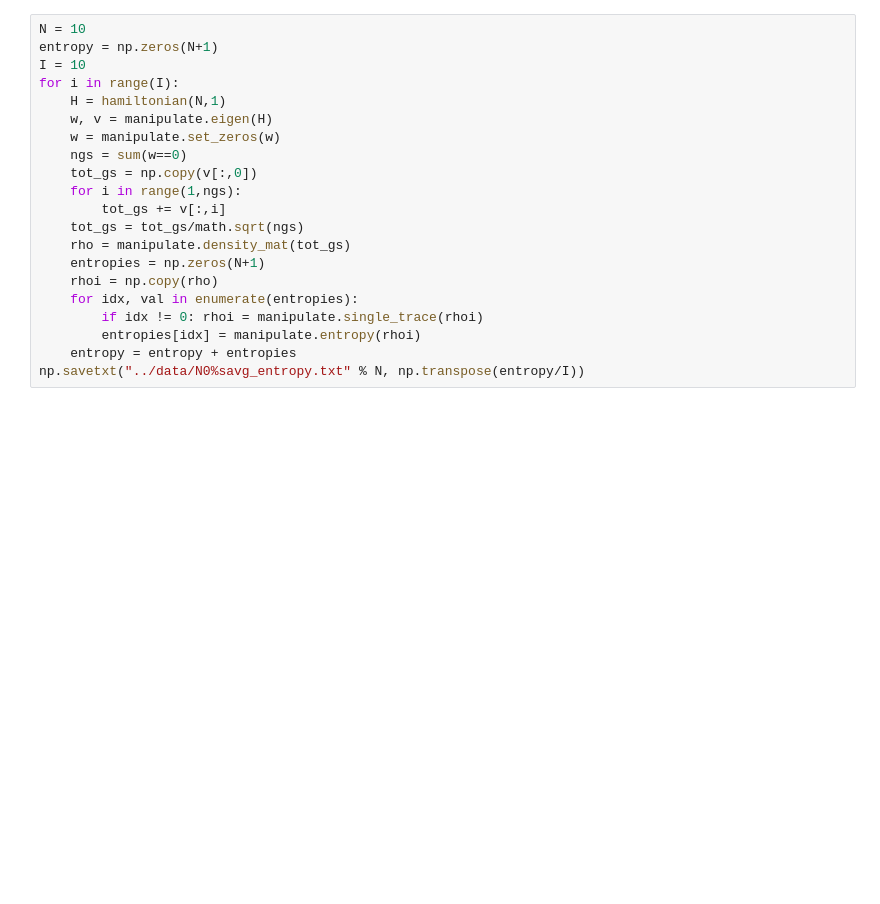
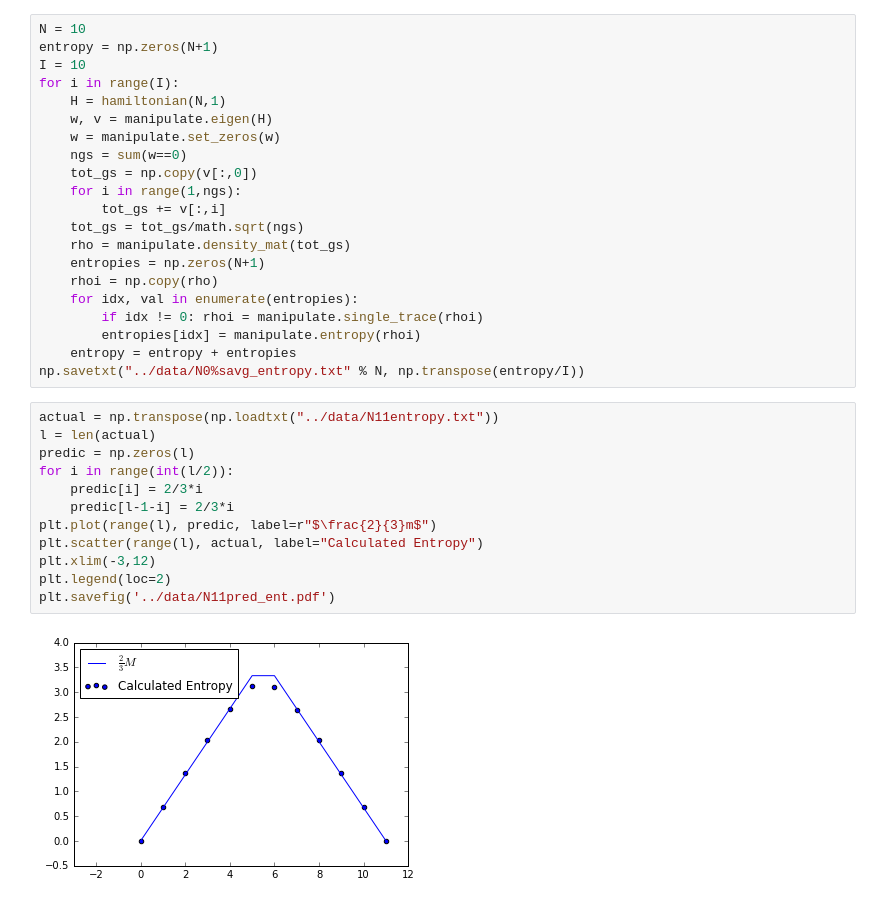
Before and after one commit to cnstahl/JP2, a Jupyter notebook: python/Ground State Entropy.ipynb, the cells around one changed output. Cells and saved outputs as stored; diff of their text form; blank space fills up the shorter version.

```diff
--- a/python/Ground State Entropy.ipynb
+++ b/python/Ground State Entropy.ipynb
@@ -127,3 +127,17 @@ for i in range(I):
         entropies[idx] = manipulate.entropy(rhoi)
     entropy = entropy + entropies
 np.savetxt("../data/N0%savg_entropy.txt" % N, np.transpose(entropy/I))
+# %%
+actual = np.transpose(np.loadtxt("../data/N11entropy.txt"))
+l = len(actual)
+predic = np.zeros(l)
+for i in range(int(l/2)):
+    predic[i] = 2/3*i
+    predic[l-1-i] = 2/3*i
+plt.plot(range(l), predic, label=r"$\frac{2}{3}m$")
+plt.scatter(range(l), actual, label="Calculated Entropy")
+plt.xlim(-3,12)
+plt.legend(loc=2)
+plt.savefig('../data/N11pred_ent.pdf')
+# %% [output]
+[figure, added]
```
Also changed, not shown: 4 other files.
